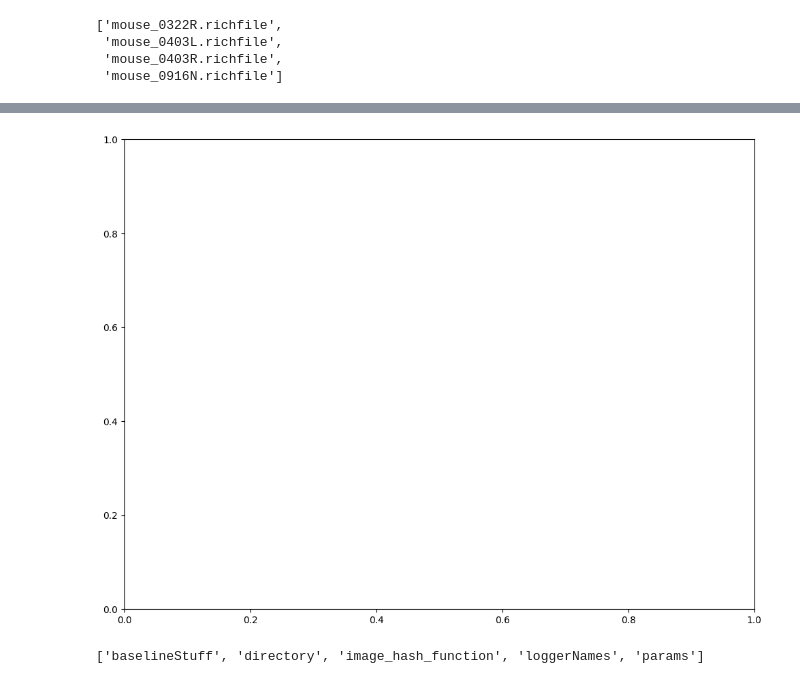
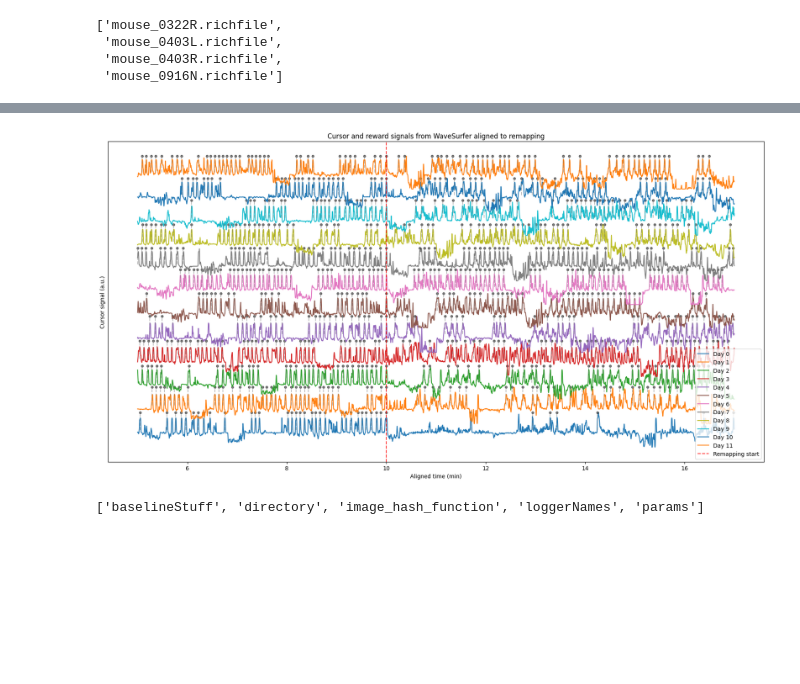
Before and after one commit to ArAbolghasemi/BCI_analysis, a Jupyter notebook: first_pass_analysis.ipynb, the cells around one changed output, grey strips where cells are left out. Cells and saved outputs as stored; diff of their text form; code cells hidden in the pictures; blank space fills up the shorter version.

Commit message:
some new adjusment mostly new neural analysis and make all run smoothly for diffrent animal

```diff
--- a/first_pass_analysis.ipynb
+++ b/first_pass_analysis.ipynb
@@ -105,4 +145,4 @@ day_list = r["data_neural_aligned"].keys()
 day_zero_adjustment = {}
 day_zero_adjustment['mouse_0322R'] = '20230502'
 day_zero_adjustment['mouse_0403L'] = None
-day_zero_adjustment
+day_zero_adjustment['mouse_0403R'] = None
@@ -821,35 +810,0 @@ NotADirectoryError: Path C:\Data\datasets\bmi_packets\bmi_packets\mouse_0322R.ri
-# %%
-# now let find the projection of each trial onto the first 2 PCs and plot the trajectory of each trial in the PC space
-PTK_tensor = np.zeros((2,
-                    window_before_trial_start_frame + window_after_trial_start_frame,
-                    len(trials_start_frams_list[day_idx])))
-for trial_idx, trial_start in enumerate(trials_start_frams_list[day_idx]):
-    trial_start_frame = int(trial_start)
-    neural_data_trial = NTK_tensor_zscored[:, :, trial_idx]
-    PC_projections = neural_data_trial.T @ PC_weights[:, :2]
-    PTK_tensor[:, :, trial_idx] = PC_projections.T
-decoder_ws_vec = decoder_ws_mat[:, int(factor_to_use) - 1]
-decoder_ws_vec = np.nan_to_num(decoder_ws_vec, nan=0.0)
-decoder_ws_prjection = decoder_ws_vec[:, None].T@PC_weights[:, :2]
-# let plot the trajectory of each trial in the PC space
-# let make avrage trajectory of all trials and plot it in black
-corerct_trials_idx = np.where(trials_outcome_list[day_idx] == 1)[0]
-avrage_corect_tial_length = int(np.nanmean(tirals_lengthInFrame_list[day_idx][corerct_trials_idx]))
-base_line_window_frames = 1*sampling_rate
-trial_window_frames = avrage_corect_tial_length + 1*sampling_rate
-average_trajectory = np.nanmean(PTK_tensor[:, window_before_trial_start_frame-base_line_window_frames:window_before_trial_start_frame+trial_window_frames, :], axis=2)
-from scipy.ndimage import gaussian_filter1d
-# let smooth the trajectory of each trial using a Gaussian filter with a window of 5*sampling_rate frames
-average_trajectory_smoothed = gaussian_filter1d(average_trajectory, sigma=1*sampling_rate, axis=1)
-ploting_window_frames = 10*sampling_rate
-plt.figure(figsize=(4, 3))
-plt.plot(average_trajectory_smoothed[0, :], average_trajectory_smoothed[1, :], color="black", linewidth=2)
-# let plot the start and end of the trajectory with a dot
-plt.scatter(average_trajectory_smoothed[0, base_line_window_frames], average_trajectory_smoothed[1, base_line_window_frames], color="green", s=50, label="Start")
-plt.scatter(average_trajectory_smoothed[0, base_line_window_frames+avrage_corect_tial_length],
-            average_trajectory_smoothed[1, base_line_window_frames+avrage_corect_tial_length], color="red", s=50, label="End")
-plt.xlabel("PC 1")
-plt.ylabel("PC 2")
-plt.title(f"Day {day_idx}")
-plt.tight_layout()
-plt.legend()
@@ -925,12 +1079,12 @@ import matplotlib.pyplot as plt
 sigma_cursor = 5
 k_day = 12
 
-fig, ax = plt.subplots(1, 1, figsize=(12, 9))
+fig, ax = plt.subplots(1, 1, figsize=(17, 9))
 
 y_lap = 0
 start_of_remaping_min = 10
-duration_to_plot_min = 7
-start_time_diff_min = 2
+duration_to_plot_min = 12
+start_time_diff_min = 5
 
 if first_remaping_day_idx is not None:
     for day_idx in range(first_remaping_day_idx, first_remaping_day_idx + k_day):
@@ -990,34 +1144,34 @@ if first_remaping_day_idx is not None:
                     [reward_time_aligned, reward_time_aligned],
                     [
                         y_lap + segment_max / 2,
                         y_lap + segment_max,
                     ],
                     "--",
                     alpha=0.5,
                     color="gray",
                 )
 
         y_lap += segment_max*2/3 + 100
 
     ax.axvline(
         start_of_remaping_min,
         color="red",
         linestyle="--",
         alpha=0.8,
         label="Remapping start",
     )
 
     ax.set_title("Cursor and reward signals from WaveSurfer aligned to remapping")
     ax.set_xlabel("Aligned time (min)")
     ax.set_ylabel("Cursor signal (a.u.)")
     ax.set_yticks([])
     ax.legend()
     plt.tight_layout()
     output_path = os.path.join(output_dir, f"{mouse_name}_cursor_aligned_to_remapping.png")
     plt.savefig(output_path, dpi=300)
     plt.show()
 # %% [output]
-[figure, old version]
+[figure, new version]
 # %%
 r["extras"]["expParams"]["20230715"].keys()
 # %% [output]
```
Also changed, not shown: parts of 19 cells of this notebook.
